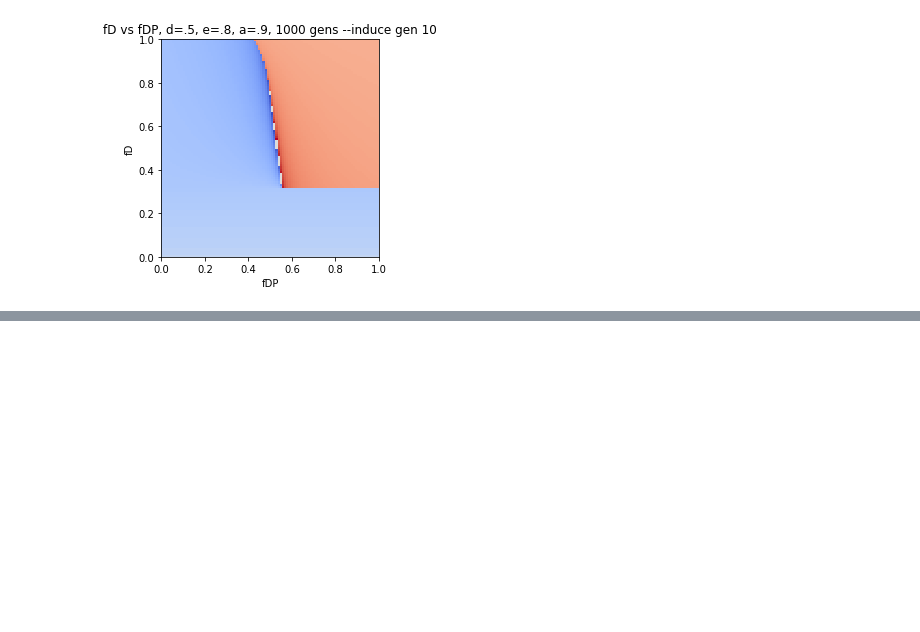
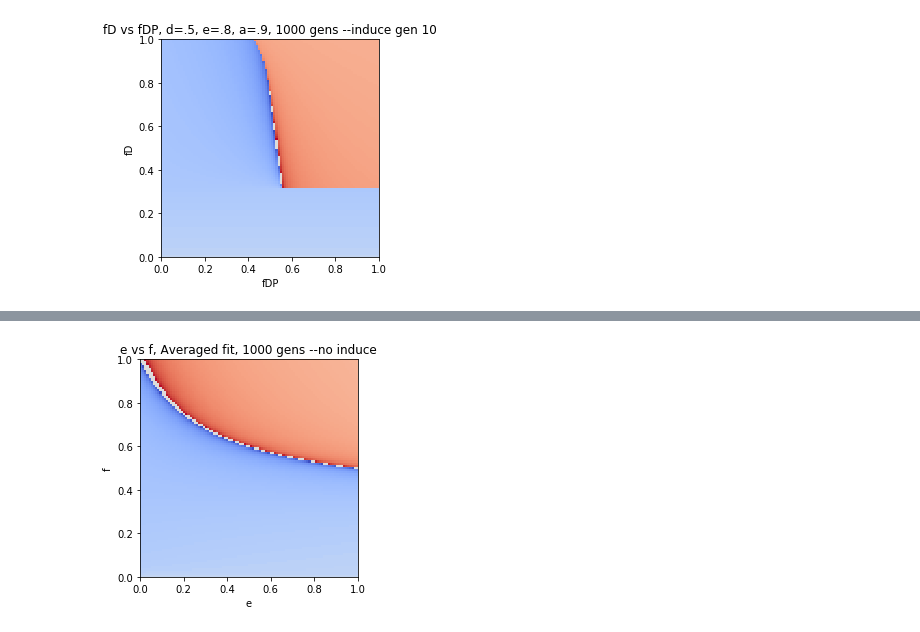
Before and after one commit to mgheffel/CRISPR-Gene-Drive-Population-Model, a Jupyter notebook: inducibleF.ipynb, the cells around one changed output, grey strips where cells are left out. Cells and saved outputs as stored; diff of their text form; code cells hidden in the pictures; blank space fills up the shorter version.

Commit message:
Started slice 3d model

```diff
--- a/inducibleF.ipynb
+++ b/inducibleF.ipynb
@@ -338,3 +338,95 @@ model3D(X,Y,Z,'fDP','fD','fD vs fDP, d=.5, e=.8, a=.9, 1000 gens --induce gen 10
 [figure]
 [figure]
 [figure]
+# %%
+xvs=np.arange(0,1.01,.01)
+alphas=np.arange(0,1.01,.01)
+aB,xB=np.meshgrid(alphas,xvs)
+zMaxBlues=np.zeros((len(xvs),len(alphas)))
+
+
+alphas=[0,.1,.2,.3,.4,.5,.6,.7,.8,.9,1]
+alphas=np.arange(0,1.01,.01)
+for ai in range(len(alphas)):
+    print('ai: '+str(ai))
+    a=alphas[ai]
+    xVals=np.arange(0,1.01,.01)
+    yVals=np.arange(0,1.01,.01)
+    X,Y=np.meshgrid(xVals,yVals)
+    Z=np.zeros((len(xVals),len(yVals)))
+    #run 2D sim e vs f
+    for xIndex in range(len(xVals)):
+        #x is e
+        #print('e: '+str(xVals[xIndex]))
+        for yIndex in range(len(yVals)):
+            #y is f
+            simData={'qW':.999,'qD':.001,'qH':0,'fW':1,'fD':yVals[yIndex],'d':.5,'e':xVals[xIndex],'fDP':.4,'a':alphas[ai],'generations':1000,'induceStart':10}
+
+            takeover=run_simulation_iF(simData)
+            Z[yIndex,xIndex]=takeover
+    model3D(X,Y,Z,'e','f','e vs f, Averaged fit, 1000 gens --no induce')
+
+
+    for i in range(len(Z)):
+        #print(Z[i])
+        col=''
+        max=0
+        for j in range(len(Z[i])):
+            col+=str(Z[j][i])+','
+            if j>max and Z[j][i]<0:
+                max=j
+        col+='-'
+        #print(col)
+        #print(max)
+        zMaxBlues[ai][i]=max
+
+
+
+
+from mpl_toolkits.mplot3d import Axes3D
+import matplotlib.pyplot as plt
+from matplotlib import cm
+from matplotlib.ticker import LinearLocator, FormatStrFormatter
+import numpy as np
+
+
+fig = plt.figure()
+ax = fig.gca(projection='3d')
+
+
+#surf = ax.plot_surface(xB, aB, zMaxBlues, cmap=cm.coolwarm,
+#                       linewidth=0, antialiased=False)
+
+# Customize the z axis.
+#ax.set_zlim(-1.01, 1.01)
+#ax.zaxis.set_major_locator(LinearLocator(10))
+#ax.zaxis.set_major_formatter(FormatStrFormatter('%.02f'))
+
+# Add a color bar which maps values to colors.
+#fig.colorbar(surf, shrink=0.5, aspect=5)
+
+
+
+
+
+
+
+for i in range(len(zMaxBlues)):
+    print(zMaxBlues[i])
+    break
+
+#for i in range(len(zMaxBlues)):
+#    for j in range(len(zMaxBlues[0])//2):
+#        temp=zMaxBlues[i][j]
+
+#        zMaxBlues[i][j]=zMaxBlues[i][len(zMaxBlues[0])-1-j]
+#        zMaxBlues[i][len(zMaxBlues[0])-1-j]=temp
+# In[35]:
+zMaxBlues=np.array(zMaxBlues)
+ax.plot_wireframe(aB, xB, zMaxBlues, rstride=10, cstride=100)
+plt.show()
+
+for i in range(len(zMaxBlues)):
+    print(zMaxBlues[i])
+    break
+# %% [output]
@@ -340,0 +434 @@ model3D(X,Y,Z,'fDP','fD','fD vs fDP, d=.5, e=.8, a=.9, 1000 gens --induce gen 10
+[figure, added]
```
Also changed, not shown: parts of 2 cells of this notebook, 1 other file.
